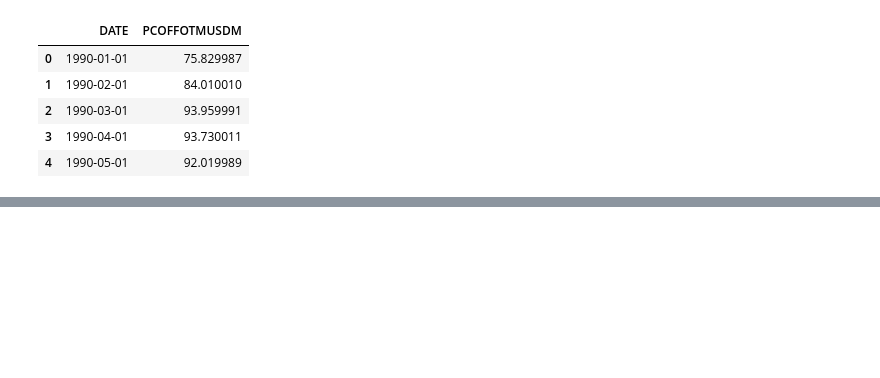
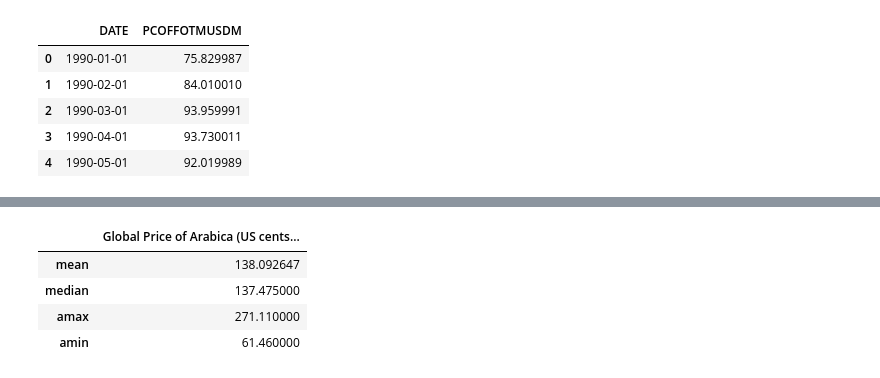
Before and after one commit to AAlbers341/project1_coffee_analysis, a Jupyter notebook: EDA/coffee_prices.ipynb, the cells around one changed output, grey strips where cells are left out. Cells and saved outputs as stored; diff of their text form; code cells hidden in the pictures; blank space fills up the shorter version.

```diff
--- a/EDA/coffee_prices.ipynb
+++ b/EDA/coffee_prices.ipynb
@@ -57,3 +78,13 @@ coffee_prices
+# %%
+prices_agg = coffee_prices.agg([np.mean,np.median,np.max,np.min])
+prices_agg = prices_agg.drop(columns="Years", axis=1)
+prices_agg
+# %% [output]
+|  | Global Price of Arabica (US cents... |
+| mean | 138.092647 |
+| median | 137.475000 |
+| amax | 271.110000 |
+| amin | 61.460000 |
 # %%
 # Save to .csv in cleaned folder
 coffee_prices.to_csv('../Data/Cleaned/coffee_prices.csv')
```
Also changed, not shown: parts of 4 cells of this notebook, 2 other files.
